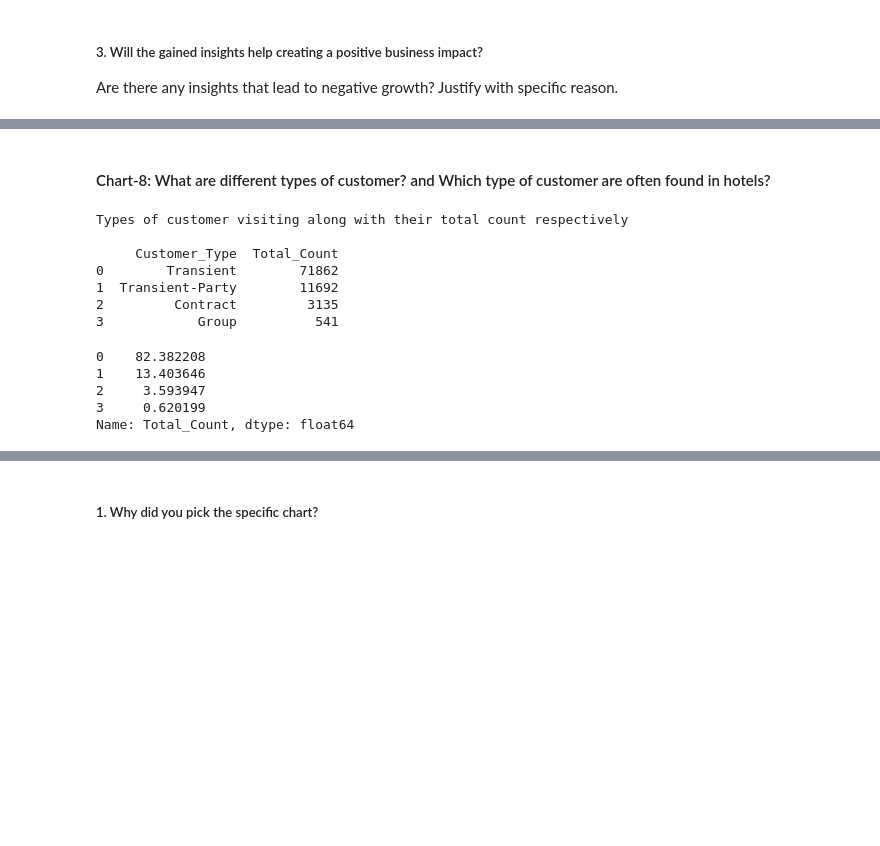
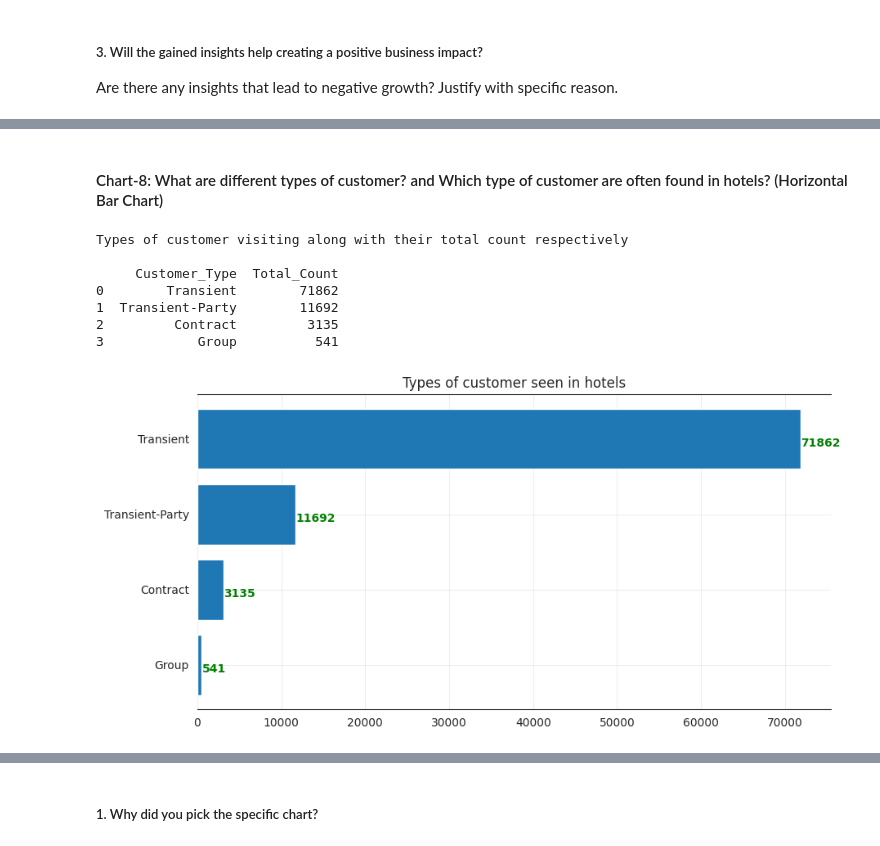
Before and after one commit to gautamdhanrajnemmaniwar/Hotel_Booking_Analysis_EDA, a Jupyter notebook: Hotel_Booking_Analysis_(EDA).ipynb, the cells around one changed output, grey strips where cells are left out. Cells and saved outputs as stored; diff of their text form; code cells hidden in the pictures; blank space fills up the shorter version.

```diff
--- a/Hotel_Booking_Analysis_(EDA).ipynb
+++ b/Hotel_Booking_Analysis_(EDA).ipynb
@@ -387,3 +446,17 @@ hotel_df['total_nights'] = hotel_df['stays_in_weekend_nights'] + hotel_df['stays
+# %%
+# Let's merge columns 'children' and 'babies' into 'kids' column
+
+hotel_df['kids'] = hotel_df.children + hotel_df.babies
+# %%
+# Let's create a new column 'total_members' by adding columns 'kids' and 'adults'
+
+hotel_df['total_members'] = hotel_df.kids + hotel_df.adults
+# %%
+# Let's create a new column 'arrival_date' by merging columns 'arrival_date_day_of_month', 'arrival_date_month' & 'arrival_date_year'
+# And change the 'arrival_date' column to date-time standard
+
+hotel_df['arrival_date'] = hotel_df['arrival_date_day_of_month'].astype(str) + '-' + hotel_df['arrival_date_month'].astype(str) + '-' + hotel_df['arrival_date_year'].astype(str)
+hotel_df['arrival_date'] = pd.to_datetime(hotel_df['arrival_date'], errors = 'coerce')
 # %% [markdown]
 ### What all manipulations have you done and insights you found?
 # %% [markdown]
@@ -810,3 +911,3 @@ Answer Here
 # %% [markdown]
-#### Chart-8: What are different types of customer? and Which type of customer are often found in hotels?
+#### Chart-8: What are different types of customer? and Which type of customer are often found in hotels? (Horizontal Bar Chart)
 # %%
@@ -822,14 +924,37 @@ Types of customer visiting along with their total count respectively
 1  Transient-Party        11692
 2         Contract         3135
 3            Group          541
-# %%
-total = hotel_customers['Total_Count'].sum()
-percentage = (hotel_customers['Total_Count'] / total) * 100
-
-print(percentage)
-# %% [output]
-0    82.382208
-1    13.403646
-2     3.593947
-3     0.620199
-Name: Total_Count, dtype: float64
+# %%
+#Lets visualize this data using horizontal bar graph.
+
+#Figure Size
+fig, ax = plt.subplots(figsize =(10, 5))
+
+#Horizontal Bar Plot
+ax.barh(hotel_customers.Customer_Type, hotel_customers.Total_Count)
+
+#Remove axes splines
+for s in ['left', 'right']:
+    ax.spines[s].set_visible(False)
+
+#Remove x, y Ticks
+ax.xaxis.set_ticks_position('none')
+ax.yaxis.set_ticks_position('none')
+
+#Add x, y gridlines
+ax.grid(color ='grey', linestyle ='-', linewidth = 0.5, alpha = 0.2)
+
+#Show top values
+ax.invert_yaxis()
+
+#Add annotation to bars
+for i in ax.patches:
+    plt.text(i.get_width()+0.2, i.get_y()+0.5, str(round((i.get_width()), 2)), fontsize = 10, fontweight ='bold', color ='green')
+
+#Add Plot Title
+ax.set_title('Types of customer seen in hotels')
+
+#Show Plot
+plt.show()
+# %% [output]
+[figure, added]
```
Also changed, not shown: parts of 80 cells of this notebook.
